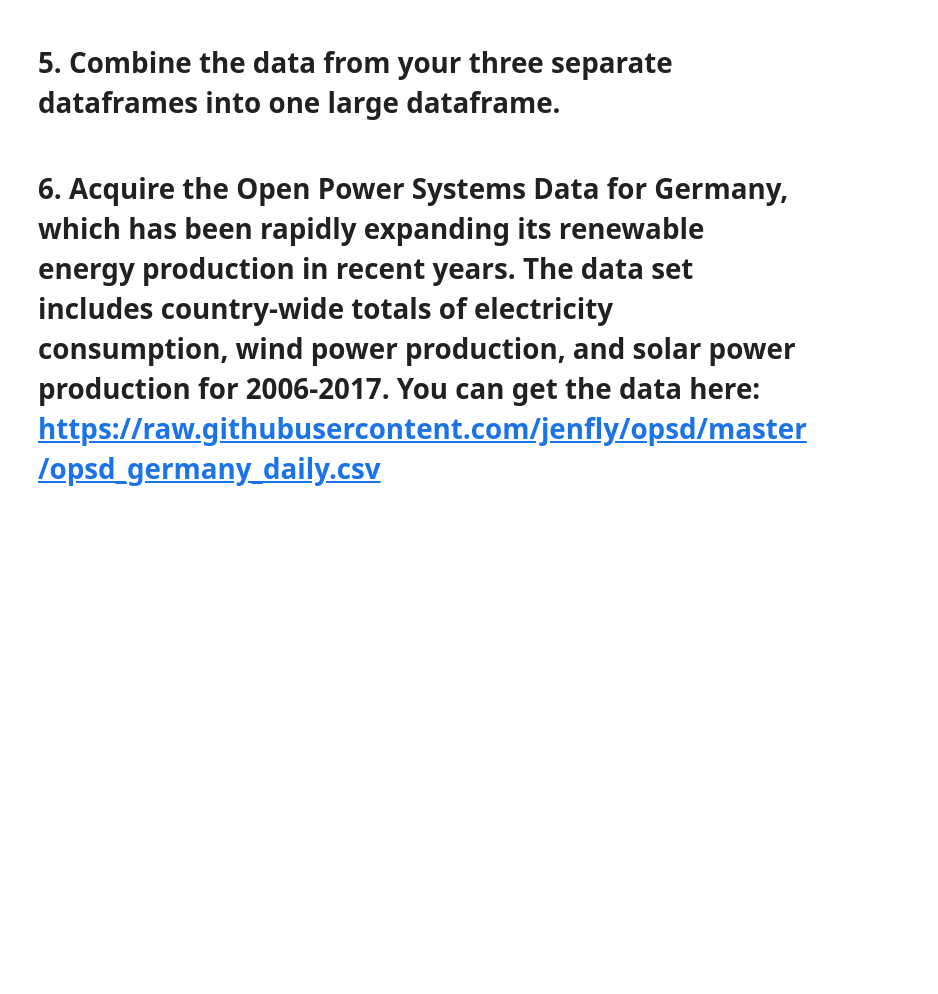
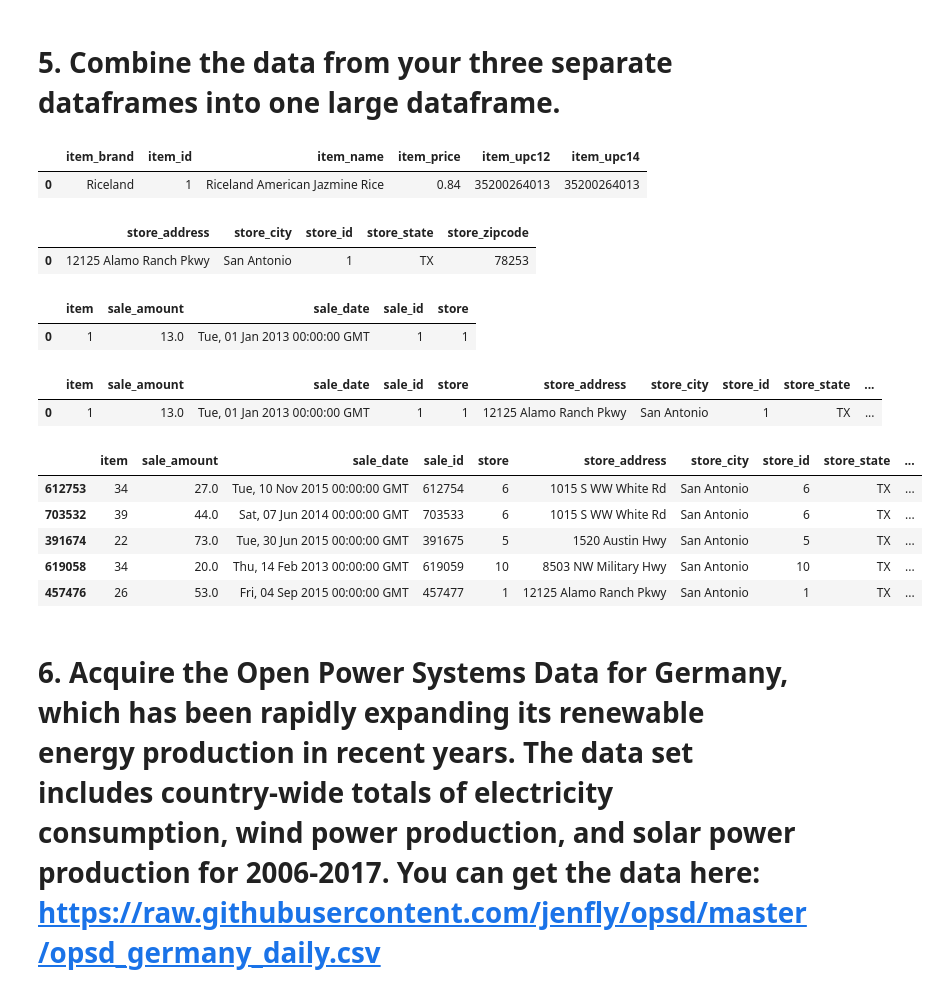
Before and after one commit to Ken-Alviola/time-series-exercises, a Jupyter notebook: Rest_api.ipynb, the cells around one changed output. Drawn from its saved outputs; the diff is of its cells as text; code cells hidden in the pictures; blank space fills up the shorter version.

```diff
--- a/Rest_api.ipynb
+++ b/Rest_api.ipynb
@@ -12,4 +139,36 @@ import requests
 # %% [markdown]
 # 5. Combine the data from your three separate dataframes into one large dataframe.
+# %%
+items.head(1)
+# %% [output]
+|  | item_brand | item_id | item_name | item_price | item_upc12 | item_upc14 |
+| 0 | Riceland | 1 | Riceland American Jazmine Rice | 0.84 | 35200264013 | 35200264013 |
+# %%
+stores.head(1)
+# %% [output]
+|  | store_address | store_city | store_id | store_state | store_zipcode |
+| 0 | 12125 Alamo Ranch Pkwy | San Antonio | 1 | TX | 78253 |
+# %%
+sales.head(1)
+# %% [output]
+|  | item | sale_amount | sale_date | sale_id | store |
+| 0 | 1 | 13.0 | Tue, 01 Jan 2013 00:00:00 GMT | 1 | 1 |
+# %%
+# example df1.merge(df2, left_on='lkey', right_on='rkey', suffixes=(False, False))
+big_df = sales.merge(stores, left_on='store',right_on='store_id')
+big_df.head(1)
+# %% [output]
+|  | item | sale_amount | sale_date | sale_id | store | store_address | store_city | store_id | store_state | ... |
+| 0 | 1 | 13.0 | Tue, 01 Jan 2013 00:00:00 GMT | 1 | 1 | 12125 Alamo Ranch Pkwy | San Antonio | 1 | TX | ... |
+# %%
+big_df = big_df.merge(items, left_on='item', right_on='item_id')
+big_df.sample(5)
+# %% [output]
+|  | item | sale_amount | sale_date | sale_id | store | store_address | store_city | store_id | store_state | ... |
+| 612753 | 34 | 27.0 | Tue, 10 Nov 2015 00:00:00 GMT | 612754 | 6 | 1015 S WW White Rd | San Antonio | 6 | TX | ... |
+| 703532 | 39 | 44.0 | Sat, 07 Jun 2014 00:00:00 GMT | 703533 | 6 | 1015 S WW White Rd | San Antonio | 6 | TX | ... |
+| 391674 | 22 | 73.0 | Tue, 30 Jun 2015 00:00:00 GMT | 391675 | 5 | 1520 Austin Hwy | San Antonio | 5 | TX | ... |
+| 619058 | 34 | 20.0 | Thu, 14 Feb 2013 00:00:00 GMT | 619059 | 10 | 8503 NW Military Hwy | San Antonio | 10 | TX | ... |
+| 457476 | 26 | 53.0 | Fri, 04 Sep 2015 00:00:00 GMT | 457477 | 1 | 12125 Alamo Ranch Pkwy | San Antonio | 1 | TX | ... |
 # %% [markdown]
 # 6. Acquire the Open Power Systems Data for Germany, which has been rapidly expanding its renewable energy production in recent years. The data set includes country-wide totals of electricity consumption, wind power production, and solar power production for 2006-2017. You can get the data here: https://raw.githubusercontent.com/jenfly/opsd/master/opsd_germany_daily.csv
```
Also changed, not shown: parts of 13 cells of this notebook, 4 other files.
